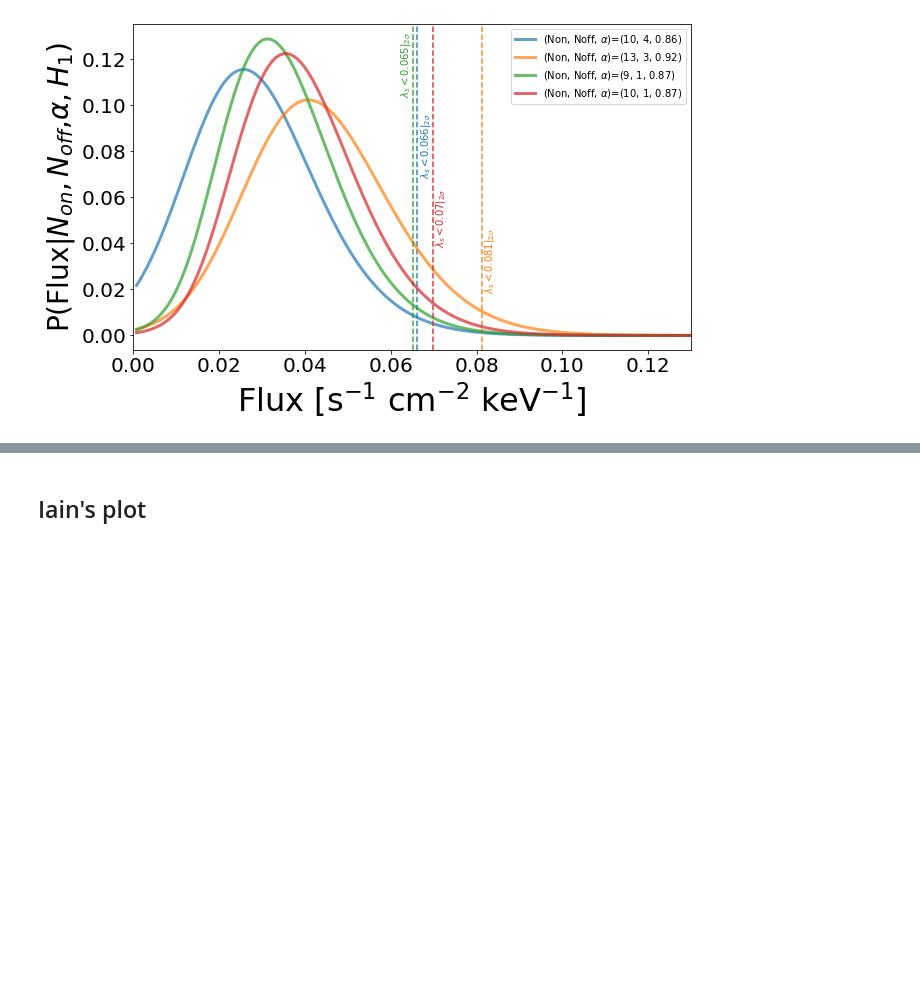
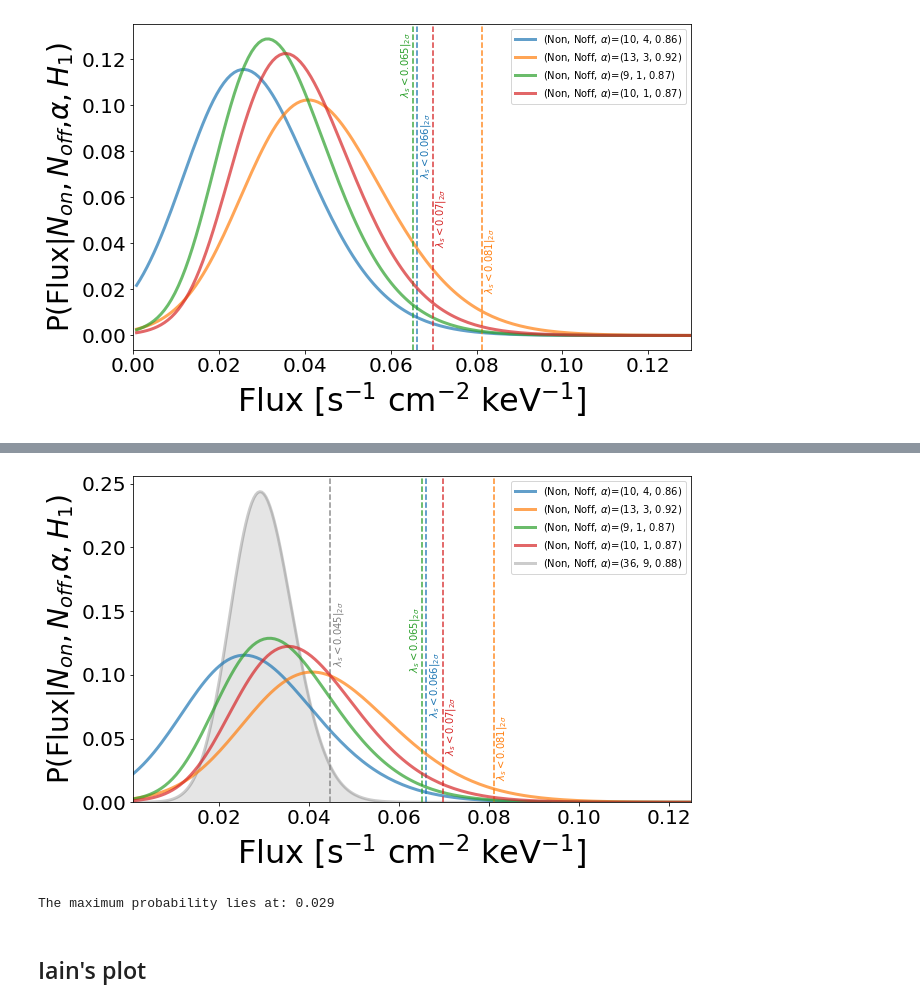
Before and after one commit to pymilo/QuietSunAnalysis, a Jupyter notebook: FOXSI2/Ahnen_Method_ON-OFF_Analysis.ipynb, the cells around one changed output, grey strips where cells are left out. Saved outputs shown, nothing was run; the diff lists cells and outputs as text; code cells hidden in the pictures; blank space fills up the shorter version.

```diff
--- a/FOXSI2/Ahnen_Method_ON-OFF_Analysis.ipynb
+++ b/FOXSI2/Ahnen_Method_ON-OFF_Analysis.ipynb
@@ -208,3 +262,47 @@ plt.show()
+# %%
+R = Omega_sun / (DeltaT * DeltaE * EA_on * Omega_on)
+n = 100 # number of points in plot
+x_range = arange(0, 1.7 * np.max(L97s), np.max(L97s)/n)
+f_range = arange(0, 1.7 * np.max(L97s * R), np.max(L97s * R)/n)
+fig, ax = plt.subplots(figsize=(10,6))
+# Plot Gray line (all four detectors together)
+x_rangeT = arange(0, 2.1 * LT97, LT97/n)
+f_rangeT = arange(0, 2.1 * LT97 * RT, LT97 * RT/n)
+y_rangeT = np.array((4*P_lambda(x_rangeT, 36, 9, α_T)).tolist(), dtype=float)
+ax.plot(f_rangeT, y_rangeT,linewidth=3,alpha=.4,color='gray',
+       label=r'(Non, Noff, $\alpha$)=(36, 9, 0.88)')
+ax.fill_between(f_rangeT, 0, y_rangeT,alpha=0.2,color='gray')
+ax.axvline(LT97*RT,linestyle='dashed',color='gray',alpha=.9)
+ax.text(0.0453,0.11,'$\lambda_s<$'+str(round(LT97*RT,3))+'$|_{2\sigma}$',
+            rotation='vertical',color='gray')
+# Individual detectors
+xts = [0.0665 , 0.0815, 0.062, 0.07]
+yts = [0.07,0.02,0.105,0.04]
+for n_on,n_off,alpha,l97,c,xt,yt in zip(Nons,Noffs,Alphas,L97s*R,colors,xts,yts):
+    y_range = P_lambda(x_range, n_on, n_off, alpha)
+    ax.plot(f_range, y_range,linewidth=3,alpha=.7,
+           label=r'(Non, Noff, $\alpha$)=({0}, {1}, {2})'.format(n_on,n_off,round(alpha,2)))
+    ax.axvline(l97,linestyle='dashed',color=c,alpha=.9)
+    ax.text(xt,yt,'$\lambda_s<$'+str(round(l97,3))+'$|_{2\sigma}$',
+            rotation='vertical',color=c)
+
+handles, labels = plt.gca().get_legend_handles_labels()
+order = [1,2,3,4,0]
+plt.legend([handles[idx] for idx in order],[labels[idx] for idx in order])
+# ornaments
+ax.set_xlim(0.001, 0.125)
+ax.set_ylim(0, 1.05*np.nanmax(y_rangeT))
+ax.set_xlabel('Flux [s$^{-1}$ cm$^{-2}$ keV$^{-1}$]',fontsize=32)
+ax.set_ylabel(r'P(Flux|$N_{on},N_{off}$,$\alpha,H_1$)',fontsize=28)
+ax.tick_params(axis='both', labelsize=20)
+fig.savefig('images/Flux_Distributions_All_Together.pdf',bbox_inches='tight',dpi=300)
+plt.show()
+# %% [output]
+[figure, added]
+# %%
+print(f'The maximum probability lies at: {round(f_rangeT[np.nanargmax(y_rangeT)],3)}')
+# %% [output]
+The maximum probability lies at: 0.029
 # %% [markdown]
 ## Iain's plot
 # %%
```
Also changed, not shown: parts of 5 cells of this notebook, 4 other files.
